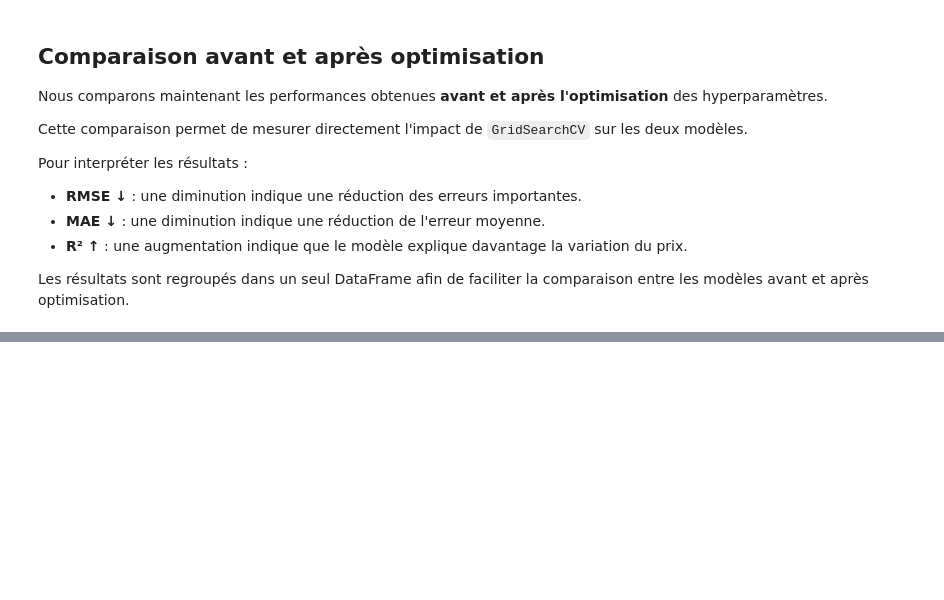
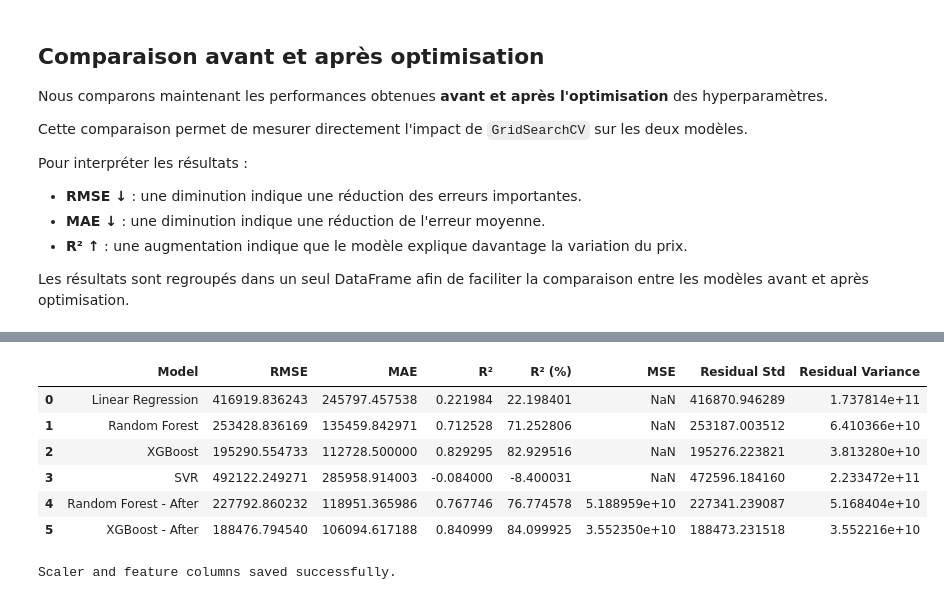
Before and after one commit to yakhlafhoussam/Car-Price-Predictor, a Jupyter notebook: notebooks/exploration.ipynb, the cells around one changed output, grey strips where cells are left out. Cells and saved outputs as stored; diff of their text form; code cells hidden in the pictures; blank space fills up the shorter version.

```diff
--- a/notebooks/exploration.ipynb
+++ b/notebooks/exploration.ipynb
@@ -1013,0 +1041,19 @@ final_results_df
+# %%
+robustness_results = []
+
+for name, y_pred in predictions.items():
+
+    residuals = y_test - y_pred
+
+    residual_std = np.std(residuals)
+    residual_variance = np.var(residuals)
+
+    robustness_results.append({
+        "Model": name,
+        "Residual Std": residual_std,
+        "Residual Variance": residual_variance
+    })
+
+robustness_df = pd.DataFrame(robustness_results)
+
+robustness_df
@@ -1013,0 +1068,21 @@ final_results_df
+# %%
+final_comparison = comparison.merge(
+    robustness_df,
+    on="Model"
+)
+
+final_comparison
+# %% [output]
+|  | Model | RMSE | MAE | R² | R² (%) | MSE | Residual Std | Residual Variance |
+| 0 | Linear Regression | 416919.836243 | 245797.457538 | 0.221984 | 22.198401 | NaN | 416870.946289 | 1.737814e+11 |
+| 1 | Random Forest | 253428.836169 | 135459.842971 | 0.712528 | 71.252806 | NaN | 253187.003512 | 6.410366e+10 |
+| 2 | XGBoost | 195290.554733 | 112728.500000 | 0.829295 | 82.929516 | NaN | 195276.223821 | 3.813280e+10 |
+| 3 | SVR | 492122.249271 | 285958.914003 | -0.084000 | -8.400031 | NaN | 472596.184160 | 2.233472e+11 |
+| 4 | Random Forest - After | 227792.860232 | 118951.365986 | 0.767746 | 76.774578 | 5.188959e+10 | 227341.239087 | 5.168404e+10 |
+| 5 | XGBoost - After | 188476.794540 | 106094.617188 | 0.840999 | 84.099925 | 3.552350e+10 | 188473.231518 | 3.552216e+10 |
+# %%
+job.dump(best_xgb, "../models/xgboost_final.pkl")
+
+print("Saved successfully.")
+# %% [output]
+Scaler and feature columns saved successfully.
```
Also changed, not shown: parts of 8 cells of this notebook, 1 other file.
